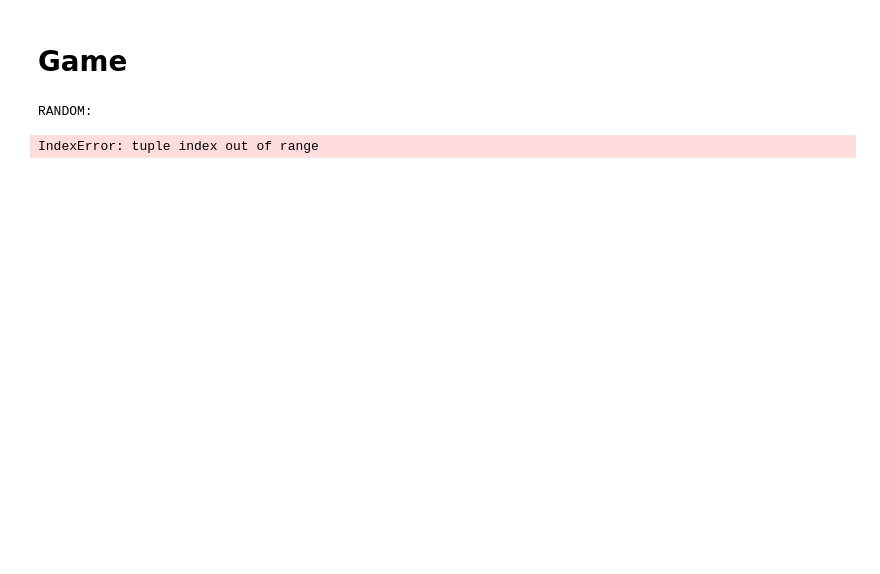
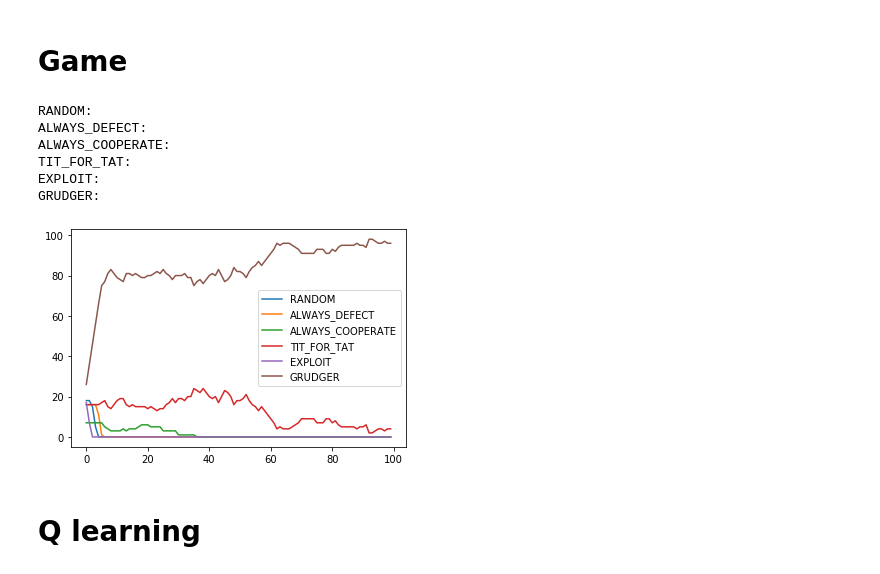
Before and after one commit to Nishant-Ramakuru/dissertation, a Jupyter notebook: classical_game_theory.ipynb, the cells around one changed output. Cells and saved outputs as stored; diff of their text form; code cells hidden in the pictures; blank space fills up the shorter version.

```diff
--- a/classical_game_theory.ipynb
+++ b/classical_game_theory.ipynb
@@ -300,6 +380,7 @@ STRATEGIES = {
     "ALWAYS_COOPERATE" : Always_Cooperate_Strategy,
     "TIT_FOR_TAT" : Tit_For_Tat_Strategy,
     "EXPLOIT" : Exploit_Strategy,
+    "GRUDGER" : Grudger_Strategy,
 }
 # %% [markdown]
 # Game
@@ -312,12 +393,11 @@ class Simulation:
                  population_shift):
 
         self.next_player_id = 0
+        self.strategy_frequencies = self.initialize_strategy_frequencies()
         self.players = self.create_palyers(player_count)
         self.generation_count = generation_count
         self.interaction_count = interaction_count
         self.population_shift = population_shift
-
-        self.strategy_frequencies = self.initialize_strategy_frequencies()
 
 
     def initialize_strategy_frequencies(self):
@@ -374,6 +454,24 @@ class Simulation:
                 player1.update(POINTS["PUNISHMENT"], player2, DEFECT)
                 player2.update(POINTS["PUNISHMENT"], player1, DEFECT)
 
+    def remove_weak_players(self):
+        #Remove the weakest players from the simulation.
+        weakest_players = heapq.nsmallest(self.population_shift, self.players.values())
+
+        for player in weakest_players:
+            del self.players[player.identifier]
+
+
+    def replicate_strong_players(self):
+        #Allow the strongest players to replicate in the simulation.
+        strongest_players = heapq.nlargest(self.population_shift, self.players.values())
+
+        for player in strongest_players:
+            Strategy = STRATEGIES[player.strategy.NAME]
+            self.players[self.next_player_id] = Player(self.next_player_id,
+                                                       Strategy())
+            self.next_player_id += 1
+
 
     def reset_players(self):
         for player in self.players.values():
@@ -393,6 +491,9 @@ class Simulation:
 
                 self.play_game(player, other)
 
+        self.remove_weak_players()
+        self.replicate_strong_players()
+
         # Add a new generation for each strategy in the frequencies dictionary.
         for category in self.strategy_frequencies.keys():
             self.strategy_frequencies[category].append(0)
@@ -409,10 +510,13 @@ class Simulation:
 
     def print_results(self):
         for category in self.strategy_frequencies.keys():
-            print(category + ":")
+            #print(category + ":")
             for generation, count in enumerate(self.strategy_frequencies[category], 1):
                 line = "gen {0: >3}, count {1: <3} | {2}"
-                print(line.format(generation, count))
+                #print(line.format(generation, count, "X" * count))
+                #return line,generation,count
+            #print()
+        return self.strategy_frequencies
 
 class Player:
     def __init__(self, identifier, strategy):
@@ -452,15 +556,27 @@ class Player:
 if __name__ == "__main__":
 
     PLAYERS = 100
-    GENERATIONS = 20
-    TURNOVER_DIVISOR = 20
+    GENERATIONS = 100
+    TURNOVER_DIVISOR = 10
     INTERACTION_MULTIPLIER = 100
     simulation = Simulation(PLAYERS,
                             GENERATIONS,
                             PLAYERS * INTERACTION_MULTIPLIER,
                             PLAYERS // TURNOVER_DIVISOR)
     simulation.run()
-    simulation.print_results()
+    Frequencies = simulation.print_results()
 # %% [output]
 RANDOM:
+ALWAYS_DEFECT:
+ALWAYS_COOPERATE:
+TIT_FOR_TAT:
+EXPLOIT:
+GRUDGER:
-IndexError: tuple index out of range
+# %%
+for Strategies, Freqs in Frequencies.items():
+    plt.plot(Freqs)
+    plt.legend(list(Frequencies.keys()))
+# %% [output]
+[figure, added]
+# %% [markdown]
+# Q learning
```
Also changed, not shown: parts of 12 cells of this notebook.
